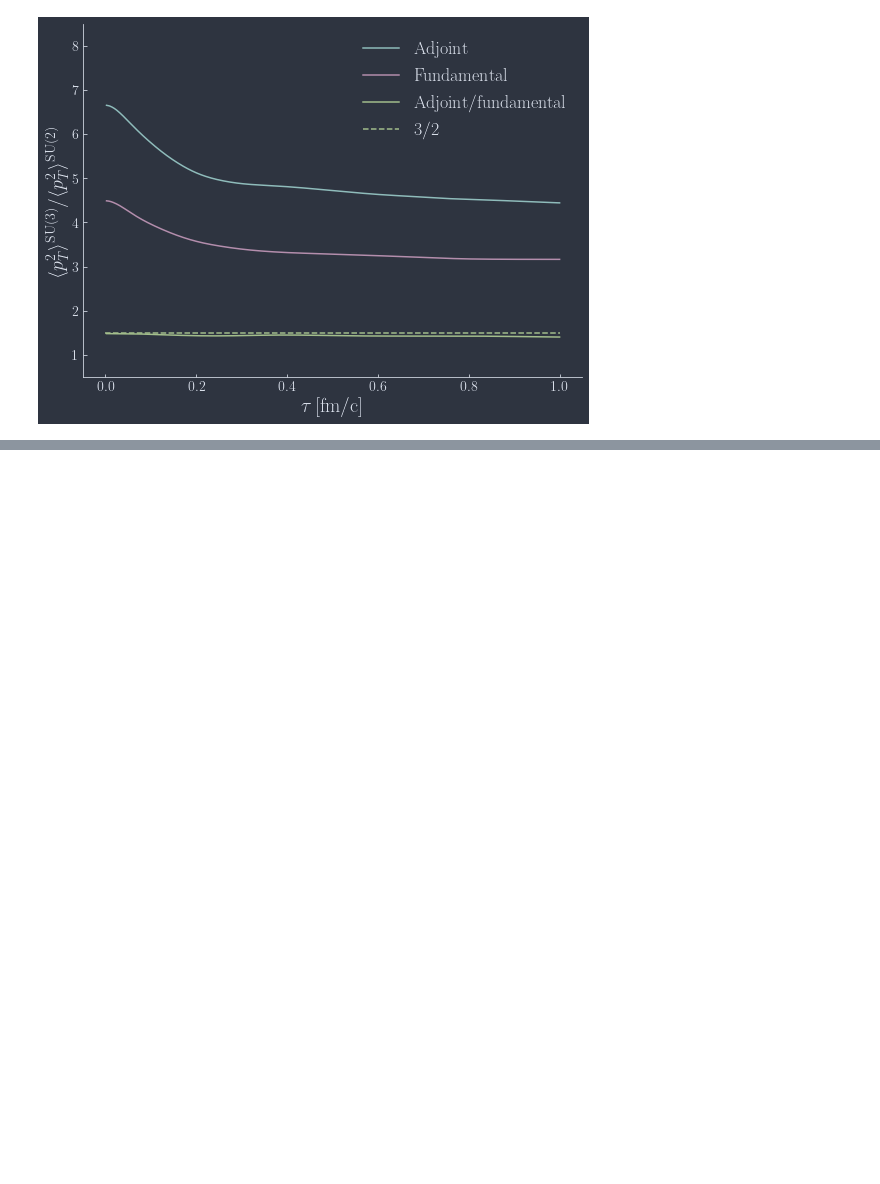
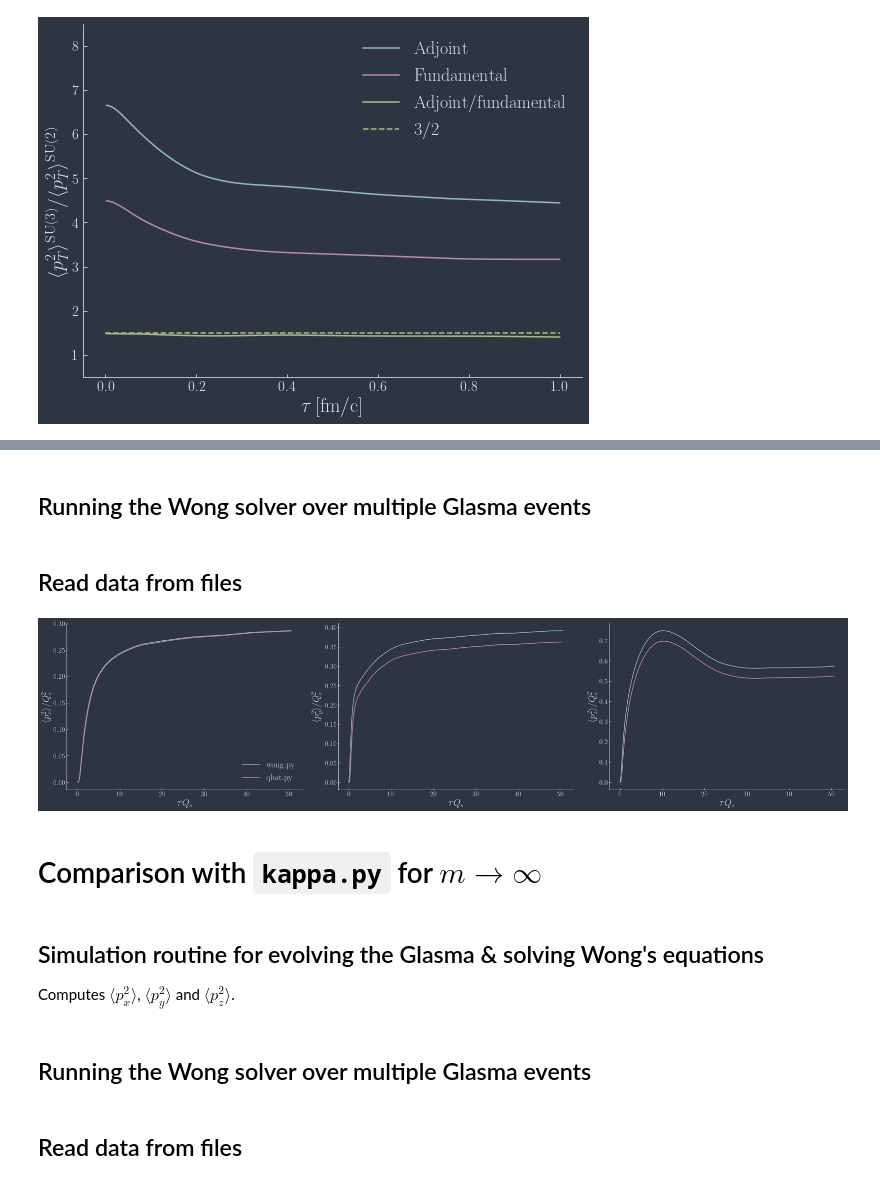
Before and after one commit to avramescudana/curraun, a Jupyter notebook: notebooks/Dana's test notebook for the WongSolver.ipynb, the cells around one changed output, grey strips where cells are left out. Saved outputs shown, nothing was run; the diff lists cells and outputs as text; code cells hidden in the pictures; blank space fills up the shorter version.

Commit message:
Added computation of pz to wong.py from Lorentz transformation, along with comparisons of wong.py with kappa.py and qhat.py for all components of momentum.

```diff
--- a/notebooks/Dana's test notebook for the WongSolver.ipynb
+++ b/notebooks/Dana's test notebook for the WongSolver.ipynb
@@ -74,2 +66,12 @@ Using double precision
+# %%
+# Wong modules
+from curraun import wong
+wong.CASIMIRS = True
+wong.BOUNDARY = boundary
+# wong.LIMITING_CASE = True
+from curraun.wong import init_mom, init_pos, init_charge
+
+# Dictionary with paraameters
+p = {'representation' : representation,}
 # %% [markdown]
 ## Simulation routine for evolving the Glasma & solving Wong's equations
@@ -104,7 +106,7 @@ def simulate(p, ev):
     masses = mass / E0 * np.ones(ntp)
 
     for i in range(ntp):
-        x0, p0, q0 = init_pos(s.n), init_mom(pT / E0), init_charge(representation)
+        x0, p0, q0 = init_pos(s.n), init_mom('pT', pT / E0), init_charge(representation)
         x0s[i, :], p0s[i, :], q0s[i, :] = x0, p0, q0
 
     wong_solver.initialize(x0s, p0s, q0s, masses)
@@ -280,0 +377,2 @@ plt.tight_layout()
+# %% [markdown]
+## Running the Wong solver over multiple Glasma events
@@ -280,0 +401,42 @@ plt.tight_layout()
+# %% [markdown]
+## Read data from files
+# %%
+import pickle
+
+output = pickle.load(open('wong_vs_qhat.pickle', 'rb'))
+mom_broad_wong, tau_wong = output["mom_broad_wong"], output["tau_wong"]
+mom_broad_qhat, tau_qhat = output["mom_broad_qhat"], output["tau_qhat"]
+Qs, hbarc = output["Qs"], output["hbarc"]
+# %%
+import matplotlib.pyplot as plt
+import numpy as np
+
+plt.style.use('nord_theme.mpltstyle')
+plt.rcParams["figure.figsize"] = (24,6)
+plt.rcParams["figure.subplot.wspace"] = 0.2
+
+fig, ax = plt.subplots(1, 3)
+
+# labels = [r'$\langle p_x^2\rangle\,\mathrm{[GeV^2]}$', r'$\langle p_y^2\rangle\,\mathrm{[GeV^2]}$', r'$\langle p_z^2\rangle\,\mathrm{[GeV^2]}$']
+# for i in range(3):
+#     ax[i].plot(tau_wong, mom_broad_wong[:, i],  label=r'$\mathrm{wong.py}$')
+#     ax[i].plot(tau_qhat, mom_broad_qhat[:, i], label=r'$\mathrm{qhat.py}$')
+#     ax[i].set_xlabel(r'$\tau\,\mathrm{[fm/c]}$')
+#     ax[i].set_ylabel(labels[i])
+
+# dimensionless quantities
+labels = [r'$\langle p_x^2\rangle/Q_s^2$', r'$\langle p_y^2\rangle/Q_s^2$', r'$\langle p_z^2\rangle/Q_s^2$']
+for i in range(3):
+    ax[i].plot(tau_wong*Qs/hbarc, mom_broad_wong[:, i]/Qs**2,  label=r'$\mathrm{wong.py}$')
+    ax[i].plot(tau_qhat*Qs/hbarc, mom_broad_qhat[:, i]/Qs**2, label=r'$\mathrm{qhat.py}$')
+    ax[i].set_xlabel(r'$\tau Q_s$')
+    ax[i].set_ylabel(labels[i])
+
+ax[0].legend(loc='lower right')
+
+plt.tight_layout()
+plt.savefig('wong_vs_qhat_pz_from_Lorentz_trans.png', dpi=300, transparent=False)
+# %% [output]
+[figure, added]
+# %% [markdown]
+# Comparison with `kappa.py` for $m\rightarrow\infty$
@@ -280,0 +453,3 @@ plt.tight_layout()
+# %% [markdown]
+## Simulation routine for evolving the Glasma & solving Wong's equations
+Computes $\langle p_x^2\rangle$, $\langle p_y^2\rangle$ and $\langle p_z^2\rangle$.
@@ -280,0 +532,2 @@ plt.tight_layout()
+# %% [markdown]
+## Running the Wong solver over multiple Glasma events
@@ -280,0 +556,2 @@ plt.tight_layout()
+# %% [markdown]
+## Read data from files
```
Also changed, not shown: parts of 14 cells of this notebook, 2 other files.
